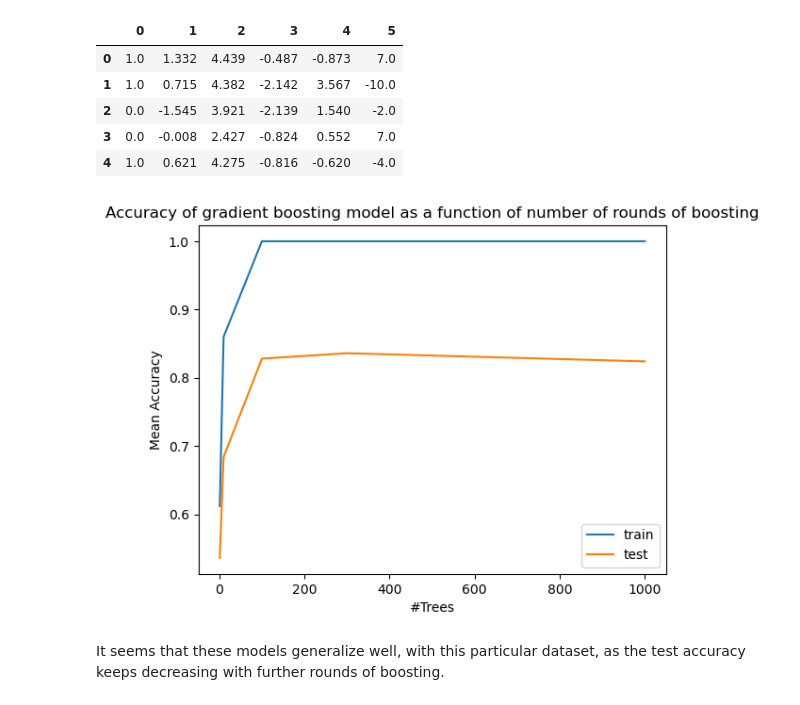
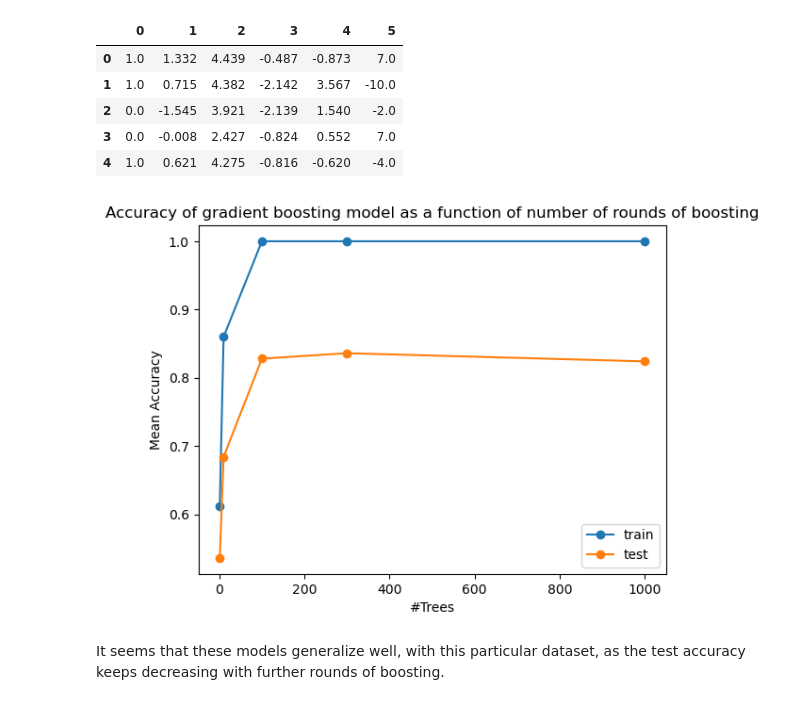
Before and after one commit to shrilekkala/machine_learning_1, a Jupyter notebook: hw2/q2,3.ipynb, the cells around one changed output. Saved outputs shown, nothing was run; the diff lists cells and outputs as text; code cells hidden in the pictures.

```diff
--- a/hw2/q2,3.ipynb
+++ b/hw2/q2,3.ipynb
@@ -261,15 +252,15 @@ for n in n_trees:
     test_scores.append(clf.score(X_test, y_test))
 # %%
 # Generalization behavior
-plt.plot(n_trees, train_scores, label="train")
-plt.plot(n_trees, test_scores, label="test")
+plt.plot(n_trees, train_scores, marker='o', label="train")
+plt.plot(n_trees, test_scores, marker='o', label="test")
 plt.title("Accuracy of gradient boosting model as a function of number of rounds of boosting")
 plt.xlabel("#Trees")
 plt.ylabel("Mean Accuracy")
 plt.legend()
 plt.show()
 # %% [output]
-[figure, old version]
+[figure, new version]
 # %% [markdown]
 It seems that these models generalize well, with this particular dataset, as the test accuracy keeps decreasing with further rounds of boosting.
 # %% [markdown]
```
Also changed, not shown: parts of 12 cells of this notebook.
